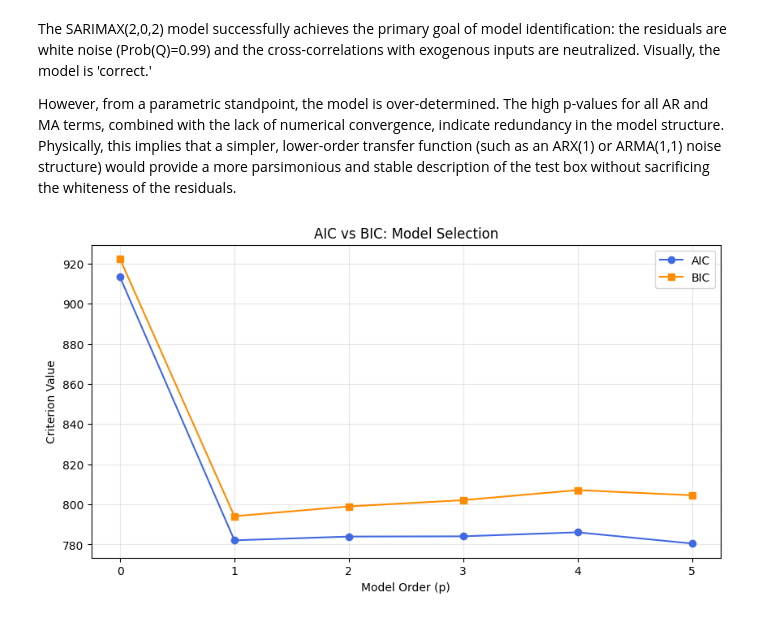
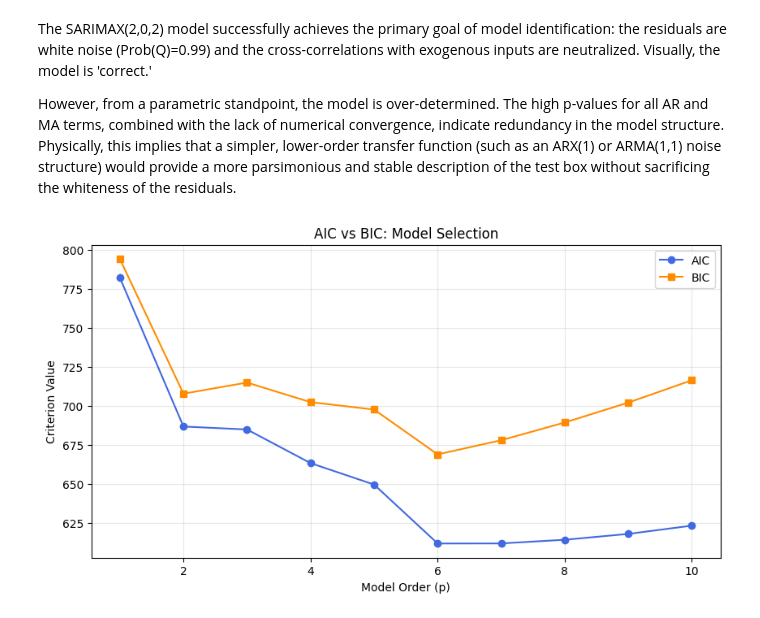
Before and after one commit to valentinatrolese02-collab/time_series_analysis, a Jupyter notebook: assignment3/ex3.ipynb, the cells around one changed output. Cells and saved outputs as stored; diff of their text form; code cells hidden in the pictures.

```diff
--- a/assignment3/ex3.ipynb
+++ b/assignment3/ex3.ipynb
@@ -323,13 +346,7 @@ P_{h,t} = - \phi_1P_{h,t-1}+ ω_1 T_{delta,t} + ω_2 G_{v,t} + ε_t
 $$
 Analyse the one-step predictions and residuals as above. Comment, was an improvement achieved?
 # %%
-# same code as before, just changing order of SARIMAX
-# 1. Generate a "Control" variable (Pure White Noise)
-# This acts as a baseline to see what 'Ph' does with a 0-correlation input
-np.random.seed(42) # For reproducibility
-df_train['white_noise'] = np.random.normal(0, 1, size=len(df_train))
-
-X_cols = ['Tdelta', 'Gv', 'white_noise']
+X_cols = ['Tdelta', 'Gv']
 X = df_train[X_cols]
 y = df_train['Ph']
 
@@ -372,6 +389,7 @@ axes[1].legend()
 axes[1].grid(True, alpha=0.3)
 
 plt.tight_layout()
+plt.savefig("plot_ex3/exercise_6.svg", format='svg', bbox_inches='tight')
 plt.show()
 # %% [output]
                                SARIMAX Results
@@ -404,18 +422,15 @@ $$
 Plot BIC and AIC vs. the increasing model order. Explain the difference between the two curves,
 and consider what model order you would select based on this?
 # %%
-# same code as before, just changing order of SARIMAX
-# 1. Generate a "Control" variable (Pure White Noise)
-# This acts as a baseline to see what 'Ph' does with a 0-correlation input
-np.random.seed(42) # For reproducibility
-df_train['white_noise'] = np.random.normal(0, 1, size=len(df_train))
+gv_cols = [f'Gv.l{i}' for i in range(2)]
+tdelta_cols = [f'Tdelta.l{i}' for i in range(2)]
+X_cols = gv_cols + tdelta_cols
 
-X_cols = ['Tdelta', 'Gv']
 X = df_train[X_cols]
 y = df_train['Ph']
 
 # 4. Fit the ML model
-model_ml = sm.tsa.statespace.SARIMAX(y, exog=X, order=(2, 0, 2))
+model_ml = sm.tsa.statespace.SARIMAX(y, exog=X, order=(2, 0, 0))
 results = model_ml.fit(disp=False)
 
 print(results.summary())
@@ -476,26 +491,41 @@ The SARIMAX(2,0,2) model successfully achieves the primary goal of model identif
 
 However, from a parametric standpoint, the model is over-determined. The high p-values for all AR and MA terms, combined with the lack of numerical convergence, indicate redundancy in the model structure. Physically, this implies that a simpler, lower-order transfer function (such as an ARX(1) or ARMA(1,1) noise structure) would provide a more parsimonious and stable description of the test box without sacrificing the whiteness of the residuals.
 # %%
+import warnings
+from statsmodels.tools.sm_exceptions import ConvergenceWarning
+
+# This hides the annoying warnings so your notebook stays clean
+warnings.simplefilter('ignore', UserWarning)
+warnings.simplefilter('ignore', ConvergenceWarning)
+
 aic_values = []
 bic_values = []
-orders = range(0, 6) # Static model (0) to AR(5)
+orders = range(1, 11) # Static model (0) to AR(5)
 
 for p in orders:
-    # Fitting SARIMAX(p, 0, 0) with Tdelta and Gv as exog
+    # Fitting SARIMAX(p, 0, 2) - as requested, we keep the same number of lags for all inputs
+    gv_cols = [f'Gv.l{i}' for i in range(p)]
+    tdelta_cols = [f'Tdelta.l{i}' for i in range(p)]
+    X_cols = gv_cols + tdelta_cols
+
+    X = df_train[X_cols]
+    y = df_train['Ph']
+
     model = sm.tsa.statespace.SARIMAX(y, exog=X, order=(p, 0, 0))
     res = model.fit(disp=False)
     aic_values.append(res.aic)
     bic_values.append(res.bic)
 
 # Plotting the "Elbow" curves
 plt.figure(figsize=(10, 5))
 plt.plot(orders, aic_values, label='AIC', marker='o', color='royalblue')
 plt.plot(orders, bic_values, label='BIC', marker='s', color='darkorange')
 plt.xlabel('Model Order (p)')
 plt.ylabel('Criterion Value')
 plt.title('AIC vs BIC: Model Selection')
 plt.legend()
 plt.grid(True, alpha=0.3)
+plt.savefig("plot_ex3/exercise_7.svg", format='svg', bbox_inches='tight')
 plt.show()
 # %% [output]
-[figure, old version]
+[figure, new version]
```
Also changed, not shown: parts of 19 cells of this notebook, 12 other files.
